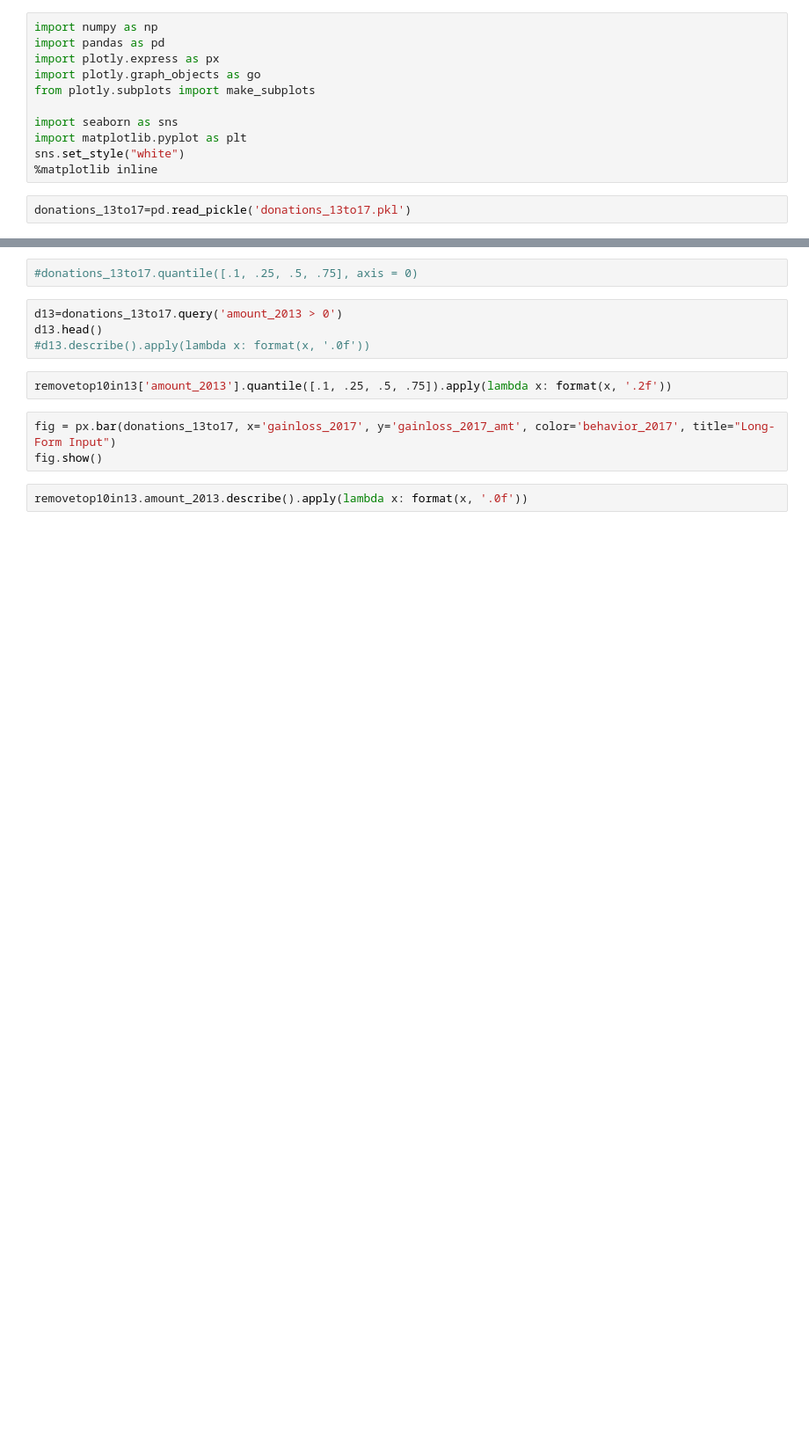
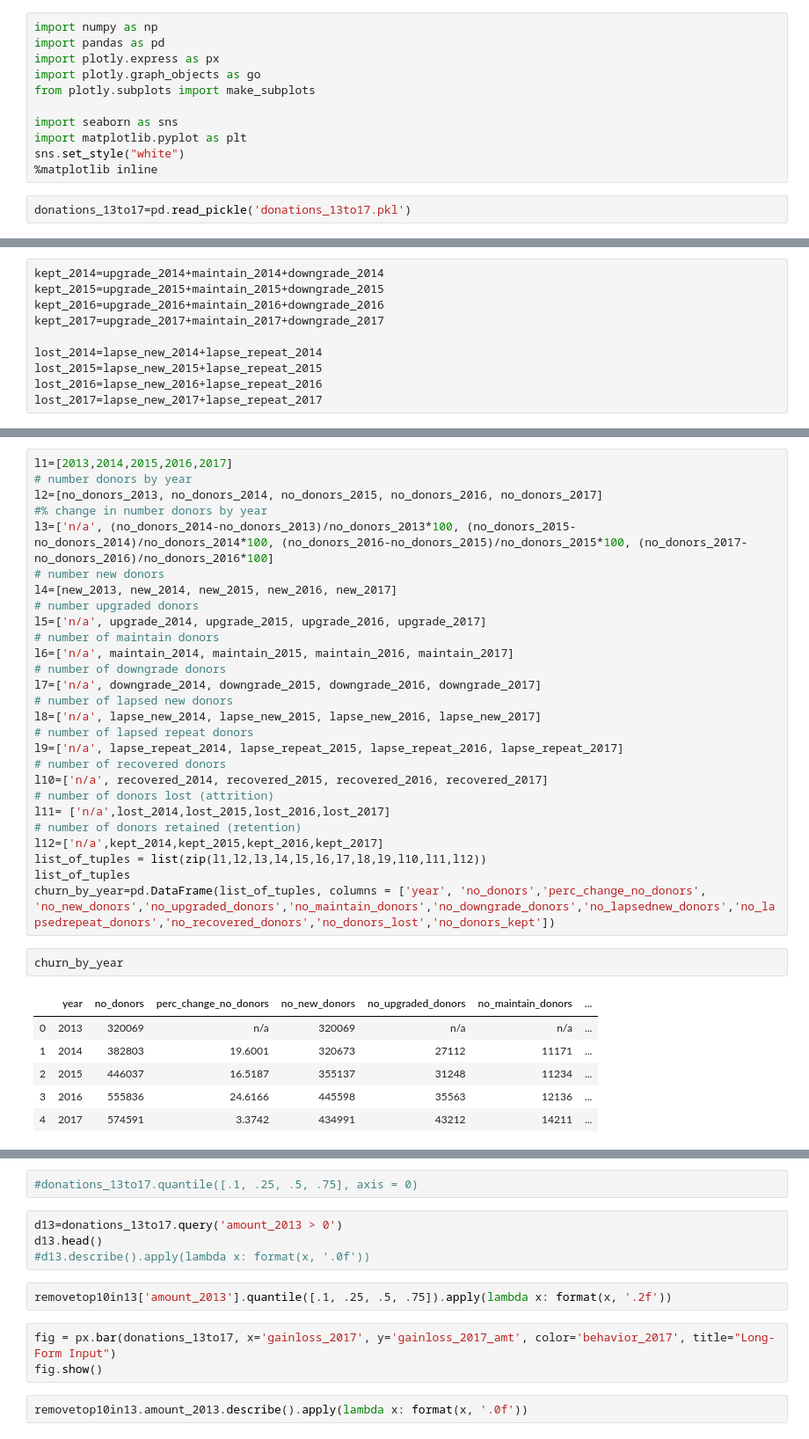
Before and after one commit to erinmarieanderson/donations, a Jupyter notebook: notebooks/Untitled.ipynb, the cells around one changed output, grey strips where cells are left out. Shown at 88% size. Drawn from its saved outputs; the diff is of its cells as text; blank space fills up the shorter version.

```diff
--- a/notebooks/Untitled.ipynb
+++ b/notebooks/Untitled.ipynb
@@ -23,0 +184,10 @@ donations_13to17.head()
+# %%
+kept_2014=upgrade_2014+maintain_2014+downgrade_2014
+kept_2015=upgrade_2015+maintain_2015+downgrade_2015
+kept_2016=upgrade_2016+maintain_2016+downgrade_2016
+kept_2017=upgrade_2017+maintain_2017+downgrade_2017
+
+lost_2014=lapse_new_2014+lapse_repeat_2014
+lost_2015=lapse_new_2015+lapse_repeat_2015
+lost_2016=lapse_new_2016+lapse_repeat_2016
+lost_2017=lapse_new_2017+lapse_repeat_2017
@@ -23,0 +248,36 @@ donations_13to17.head()
+# %%
+l1=[2013,2014,2015,2016,2017]
+# number donors by year
+l2=[no_donors_2013, no_donors_2014, no_donors_2015, no_donors_2016, no_donors_2017]
+#% change in number donors by year
+l3=['n/a', (no_donors_2014-no_donors_2013)/no_donors_2013*100, (no_donors_2015-no_donors_2014)/no_donors_2014*100, (no_donors_2016-no_donors_2015)/no_donors_2015*100, (no_donors_2017-no_donors_2016)/no_donors_2016*100]
+# number new donors
+l4=[new_2013, new_2014, new_2015, new_2016, new_2017]
+# number upgraded donors
+l5=['n/a', upgrade_2014, upgrade_2015, upgrade_2016, upgrade_2017]
+# number of maintain donors
+l6=['n/a', maintain_2014, maintain_2015, maintain_2016, maintain_2017]
+# number of downgrade donors
+l7=['n/a', downgrade_2014, downgrade_2015, downgrade_2016, downgrade_2017]
+# number of lapsed new donors
+l8=['n/a', lapse_new_2014, lapse_new_2015, lapse_new_2016, lapse_new_2017]
+# number of lapsed repeat donors
+l9=['n/a', lapse_repeat_2014, lapse_repeat_2015, lapse_repeat_2016, lapse_repeat_2017]
+# number of recovered donors
+l10=['n/a', recovered_2014, recovered_2015, recovered_2016, recovered_2017]
+# number of donors lost (attrition)
+l11= ['n/a',lost_2014,lost_2015,lost_2016,lost_2017]
+# number of donors retained (retention)
+l12=['n/a',kept_2014,kept_2015,kept_2016,kept_2017]
+list_of_tuples = list(zip(l1,l2,l3,l4,l5,l6,l7,l8,l9,l10,l11,l12))
+list_of_tuples
+churn_by_year=pd.DataFrame(list_of_tuples, columns = ['year', 'no_donors','perc_change_no_donors', 'no_new_donors','no_upgraded_donors','no_maintain_donors','no_downgrade_donors','no_lapsednew_donors','no_lapsedrepeat_donors','no_recovered_donors','no_donors_lost','no_donors_kept'])
+# %%
+churn_by_year
+# %% [output]
+|  | year | no_donors | perc_change_no_donors | no_new_donors | no_upgraded_donors | no_maintain_donors | ... |
+| 0 | 2013 | 320069 | n/a | 320069 | n/a | n/a | ... |
+| 1 | 2014 | 382803 | 19.6001 | 320673 | 27112 | 11171 | ... |
+| 2 | 2015 | 446037 | 16.5187 | 355137 | 31248 | 11234 | ... |
+| 3 | 2016 | 555836 | 24.6166 | 445598 | 35563 | 12136 | ... |
+| 4 | 2017 | 574591 | 3.3742 | 434991 | 43212 | 14211 | ... |
```
Also changed, not shown: parts of 25 cells of this notebook, 4 other files.
